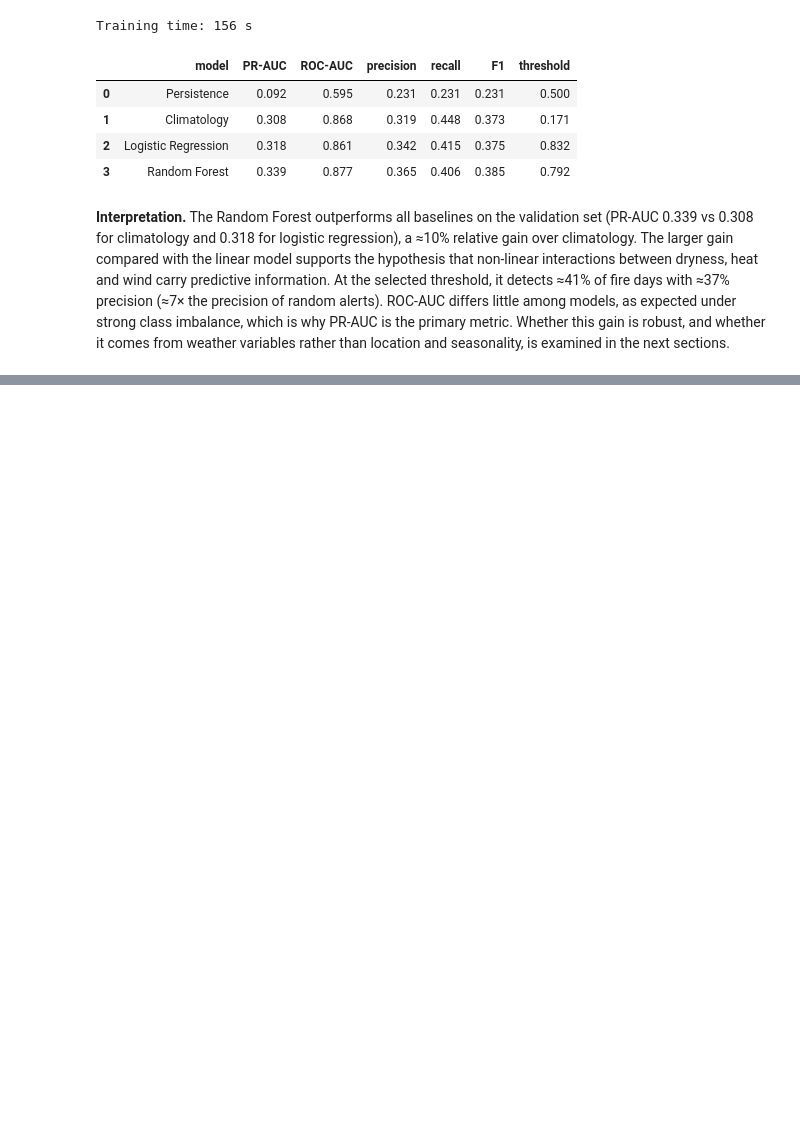
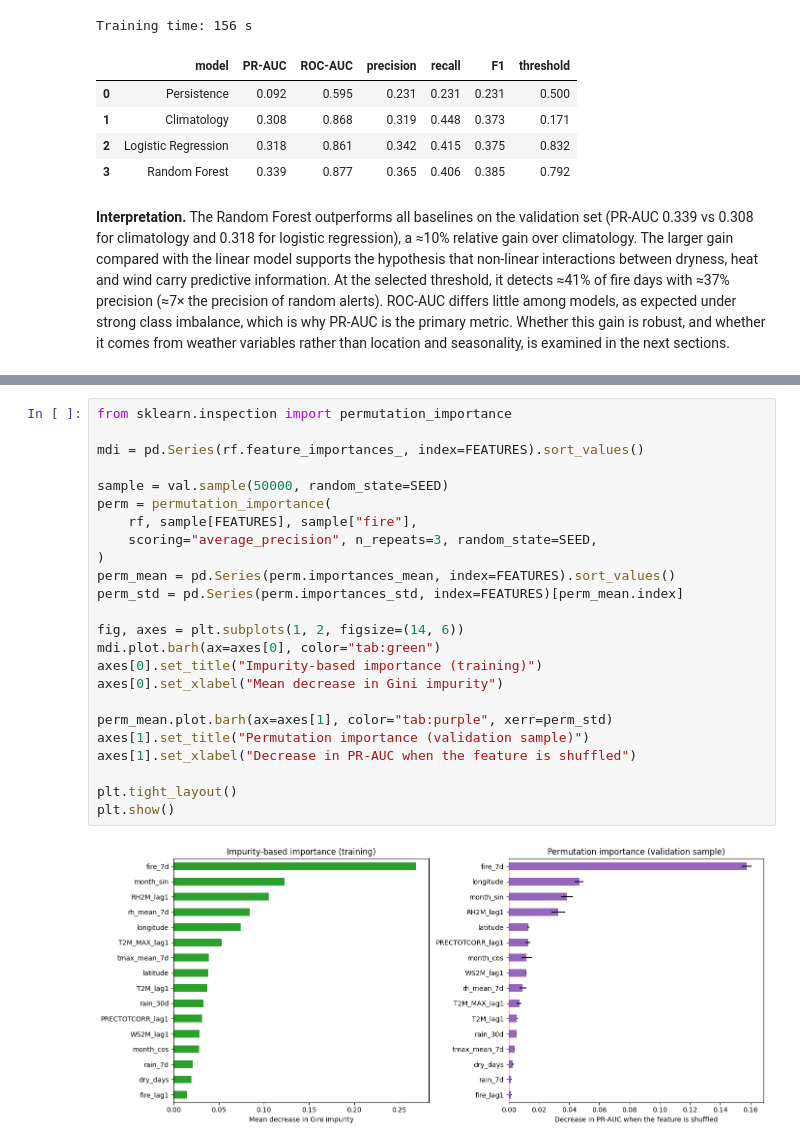
Before and after one commit to MonnikLuianne/wildfire-risk-piaui, a Jupyter notebook: wildfire_risk_piaui.ipynb, the cells around one changed output, grey strips where cells are left out. Cells and saved outputs as stored; diff of their text form; blank space fills up the shorter version.

```diff
--- a/wildfire_risk_piaui.ipynb
+++ b/wildfire_risk_piaui.ipynb
@@ -501,0 +509,26 @@ rather than location and seasonality, is examined in the next sections.
+# %%
+from sklearn.inspection import permutation_importance
+
+mdi = pd.Series(rf.feature_importances_, index=FEATURES).sort_values()
+
+sample = val.sample(50000, random_state=SEED)
+perm = permutation_importance(
+    rf, sample[FEATURES], sample["fire"],
+    scoring="average_precision", n_repeats=3, random_state=SEED,
+)
+perm_mean = pd.Series(perm.importances_mean, index=FEATURES).sort_values()
+perm_std = pd.Series(perm.importances_std, index=FEATURES)[perm_mean.index]
+
+fig, axes = plt.subplots(1, 2, figsize=(14, 6))
+mdi.plot.barh(ax=axes[0], color="tab:green")
+axes[0].set_title("Impurity-based importance (training)")
+axes[0].set_xlabel("Mean decrease in Gini impurity")
+
+perm_mean.plot.barh(ax=axes[1], color="tab:purple", xerr=perm_std)
+axes[1].set_title("Permutation importance (validation sample)")
+axes[1].set_xlabel("Decrease in PR-AUC when the feature is shuffled")
+
+plt.tight_layout()
+plt.show()
+# %% [output]
+[figure, added]
```
Also changed, not shown: parts of 5 cells of this notebook.
